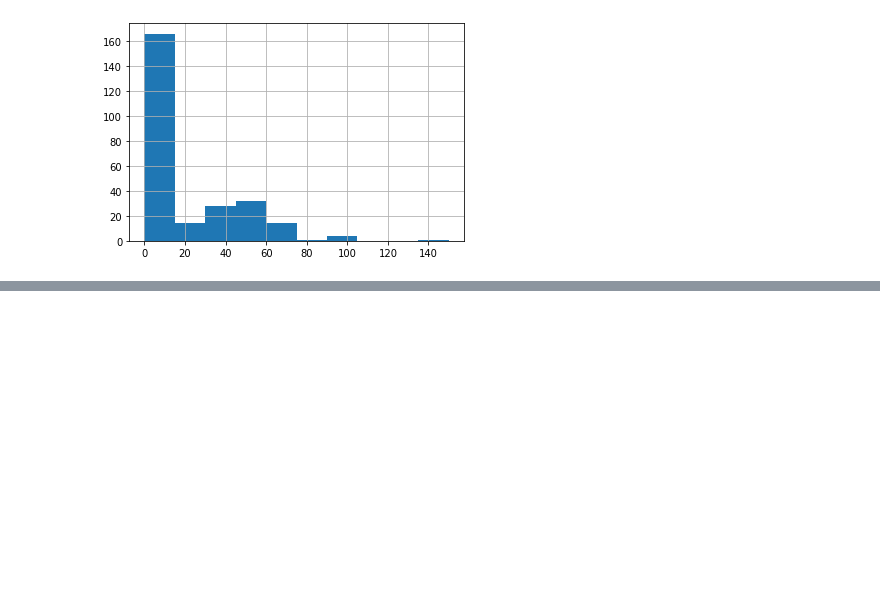
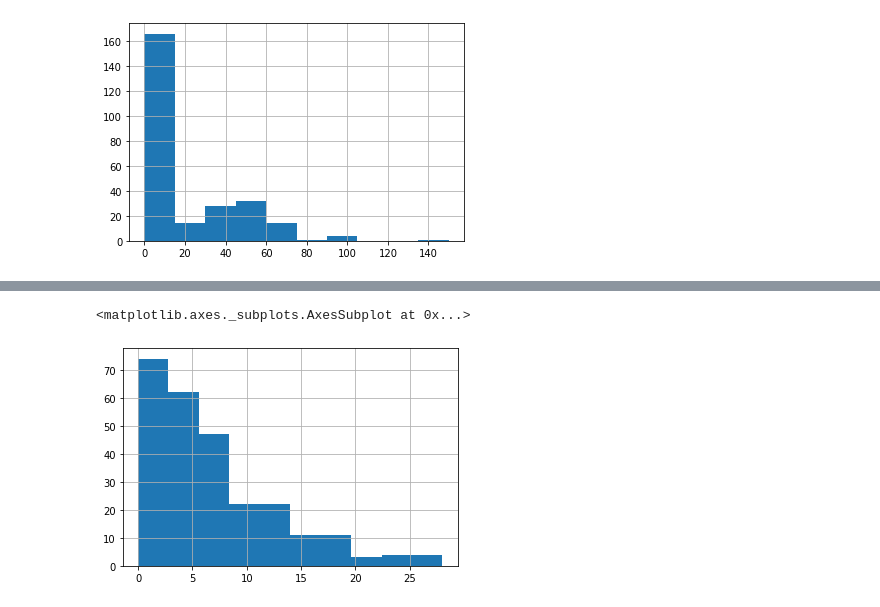
Before and after one commit to ipatel467/McDonald-s-Menu, a Jupyter notebook: Untitled.ipynb, the cells around one changed output, grey strips where cells are left out. Saved outputs shown, nothing was run; the diff lists cells and outputs as text; code cells hidden in the pictures; blank space fills up the shorter version.

```diff
--- a/Untitled.ipynb
+++ b/Untitled.ipynb
@@ -104,0 +118,5 @@ df['Sodium (% Daily Value)'].hist()
+# %%
+df['Dietary Fiber (% Daily Value)'].hist()
+# %% [output]
+<matplotlib.axes._subplots.AxesSubplot at 0x...>
+[figure, added]
```
Also changed, not shown: parts of 11 cells of this notebook.
